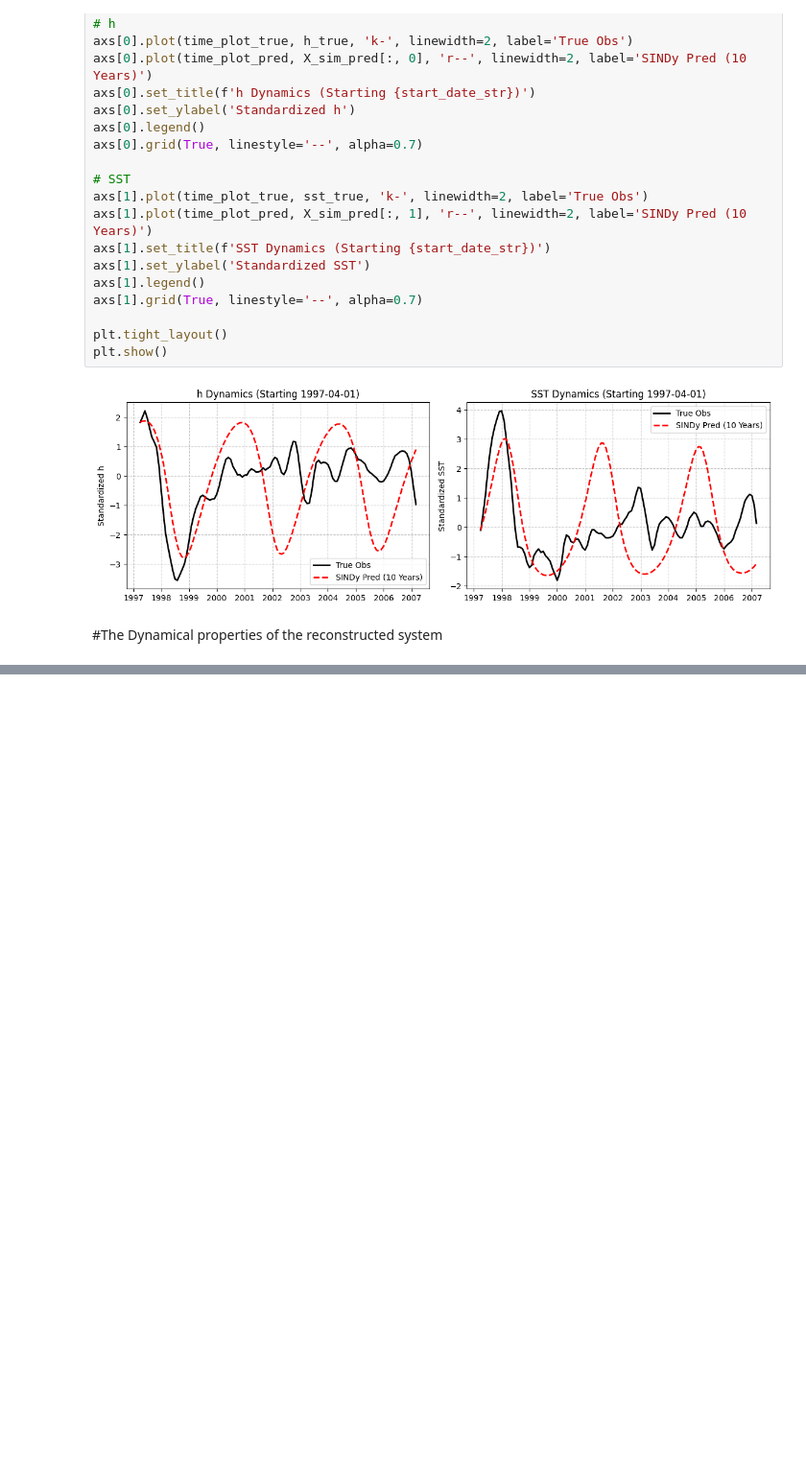
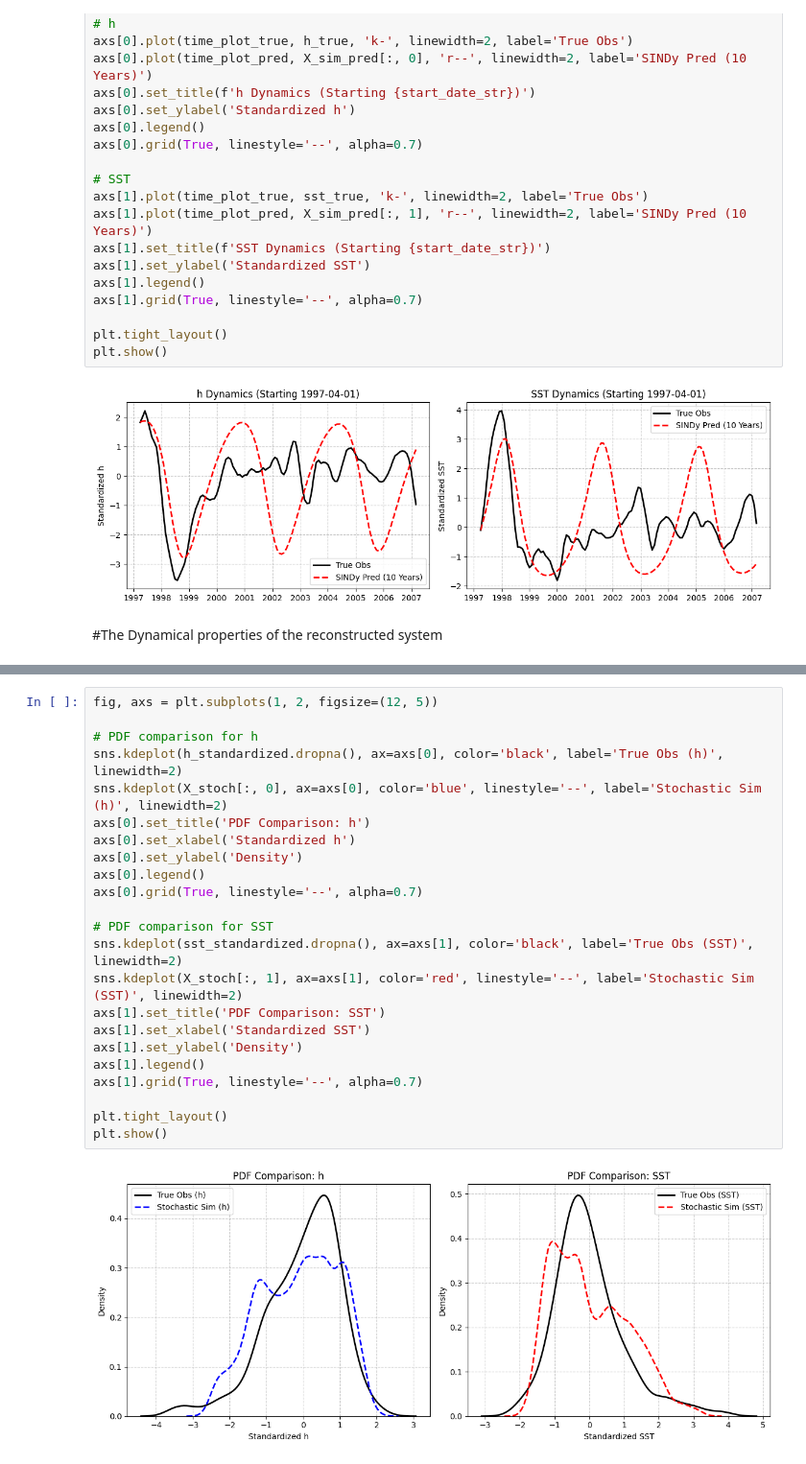
Before and after one commit to fddxxueyj/SINDy-ENSO-Recharge-Discharge-Model, a Jupyter notebook: SINDy_ReDischarge.ipynb, the cells around one changed output, grey strips where cells are left out. Shown at 96% size. Drawn from its saved outputs; the diff is of its cells as text; blank space fills up the shorter version.

```diff
--- a/SINDy_ReDischarge.ipynb
+++ b/SINDy_ReDischarge.ipynb
@@ -267,0 +338,25 @@ plt.show()
+# %%
+fig, axs = plt.subplots(1, 2, figsize=(12, 5))
+
+# PDF comparison for h
+sns.kdeplot(h_standardized.dropna(), ax=axs[0], color='black', label='True Obs (h)', linewidth=2)
+sns.kdeplot(X_stoch[:, 0], ax=axs[0], color='blue', linestyle='--', label='Stochastic Sim (h)', linewidth=2)
+axs[0].set_title('PDF Comparison: h')
+axs[0].set_xlabel('Standardized h')
+axs[0].set_ylabel('Density')
+axs[0].legend()
+axs[0].grid(True, linestyle='--', alpha=0.7)
+
+# PDF comparison for SST
+sns.kdeplot(sst_standardized.dropna(), ax=axs[1], color='black', label='True Obs (SST)', linewidth=2)
+sns.kdeplot(X_stoch[:, 1], ax=axs[1], color='red', linestyle='--', label='Stochastic Sim (SST)', linewidth=2)
+axs[1].set_title('PDF Comparison: SST')
+axs[1].set_xlabel('Standardized SST')
+axs[1].set_ylabel('Density')
+axs[1].legend()
+axs[1].grid(True, linestyle='--', alpha=0.7)
+
+plt.tight_layout()
+plt.show()
+# %% [output]
+[figure, added]
```
Also changed, not shown: parts of 6 cells of this notebook.
